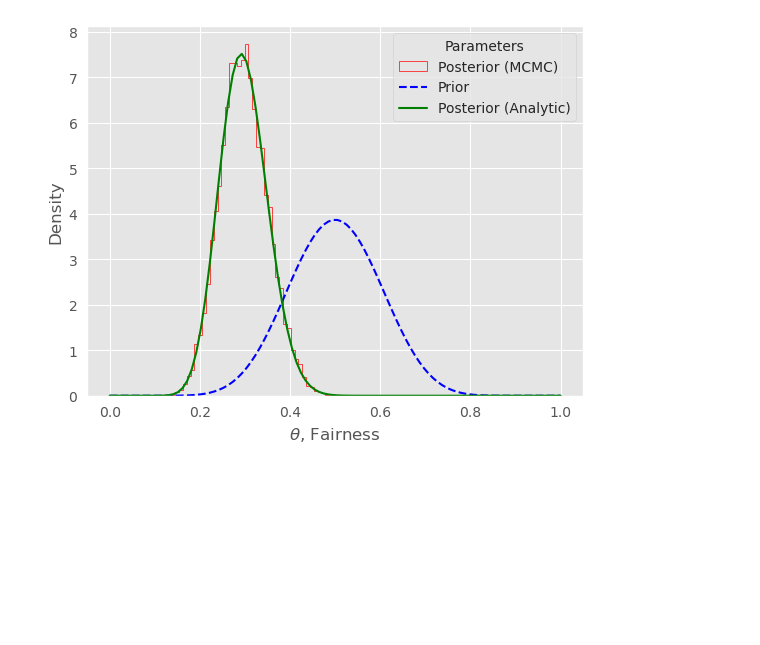
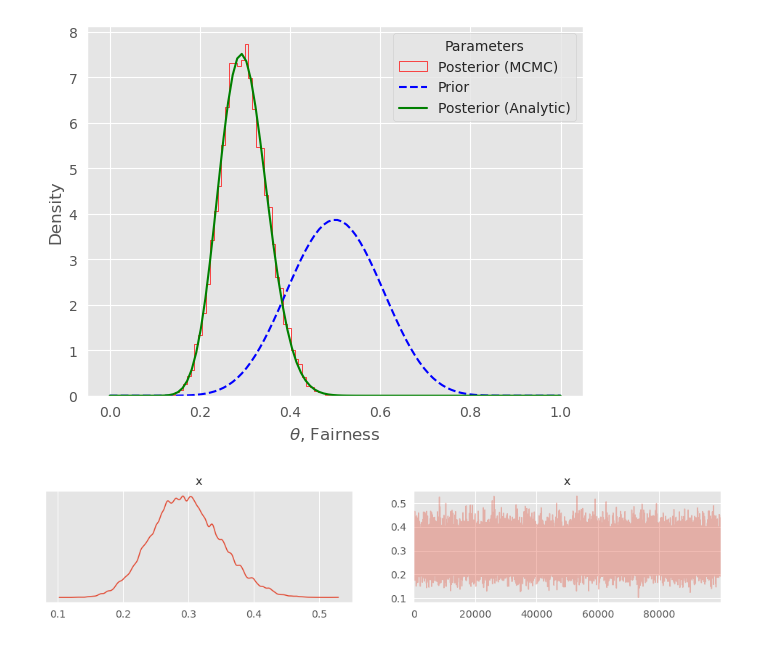
Before and after one commit to wspeirs/adv_algo_trade, a Jupyter notebook: chap_04.ipynb, the cells around one changed output. Cells and saved outputs as stored; diff of their text form; code cells hidden in the pictures; blank space fills up the shorter version.

```diff
--- a/chap_04.ipynb
+++ b/chap_04.ipynb
@@ -86,3 +86,8 @@ Metropolis: [theta]
 Sampling 1 chain for 1_000 tune and 100_000 draw iterations (1_000 + 100_000 draws total) took 101 seconds.
 Only one chain was sampled, this makes it impossible to run some convergence checks
 [figure]
+# %%
+pymc.plot_trace(trace.theta)
+plt.show()
+# %% [output]
+[figure, added]
```
Also changed, not shown: 1 other file.
